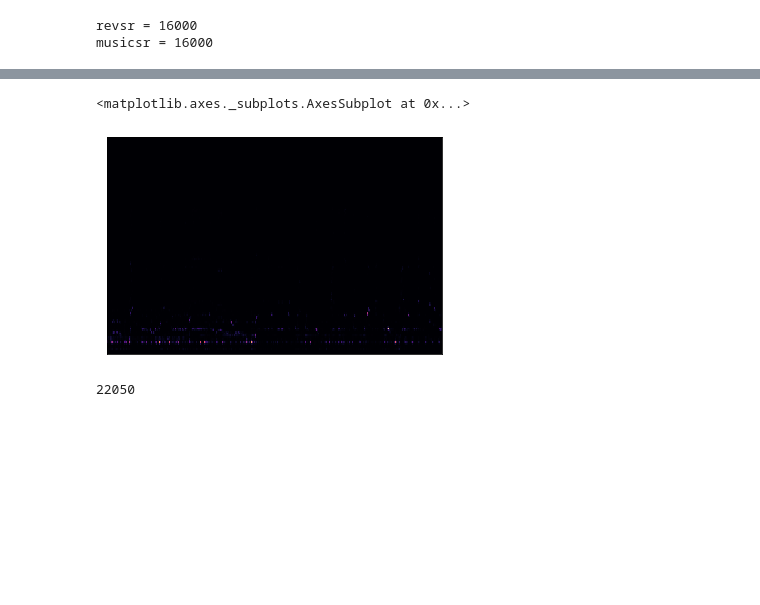
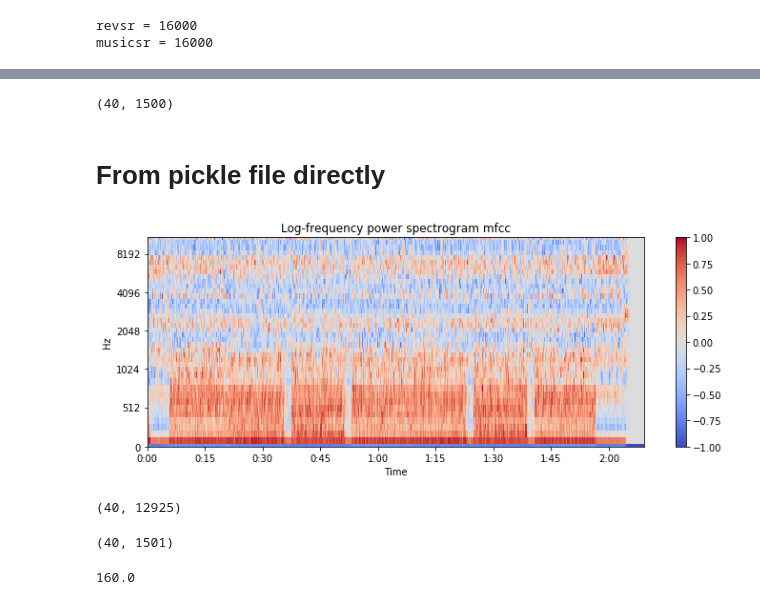
Before and after one commit to polocallens/room-acoustic-characterization, a Jupyter notebook: Notebooks/mfcc_plot_preprocess_analysis.ipynb, the cells around one changed output, grey strips where cells are left out. Cells and saved outputs as stored; diff of their text form; code cells hidden in the pictures; blank space fills up the shorter version.

```diff
--- a/Notebooks/mfcc_plot_preprocess_analysis.ipynb
+++ b/Notebooks/mfcc_plot_preprocess_analysis.ipynb
@@ -65,9 +59,6 @@ FileNotFoundError: [Errno 2] No such file or directory: 'fma_all_wav/000540.wav'
-# %%
-librosa.display.specshow(spectrogram)
-# %% [output]
-<matplotlib.axes._subplots.AxesSubplot at 0x...>
-[figure, removed]
-# %%
-lib_sr
-# %% [output]
-22050
+# %%
+mfcc.shape
+# %% [output]
+(40, 1500)
+# %% [markdown]
+# From pickle file directly
@@ -73,0 +67,11 @@ lib_sr
+# %%
+with open('datasets/final_ds/Train/music_mfcc/st-matthews-church-walsall_ir_-_location_1_s1_-_r1/music-fma-0114.pkl','rb') as f:
+    mfcc = pickle.load(f)
+f.close
+plot_mfcc(mfcc,sr=16000,title='mfcc',hop_len=16000*0.01)
+# %% [output]
+[figure, added]
+# %%
+mfcc.shape
+# %% [output]
+(40, 12925)
@@ -73,0 +83,8 @@ lib_sr
+# %%
+mfcc.shape
+# %% [output]
+(40, 1501)
+# %%
+0.01*16000
+# %% [output]
+160.0
```
Also changed, not shown: parts of 16 cells of this notebook, 7 other files.
